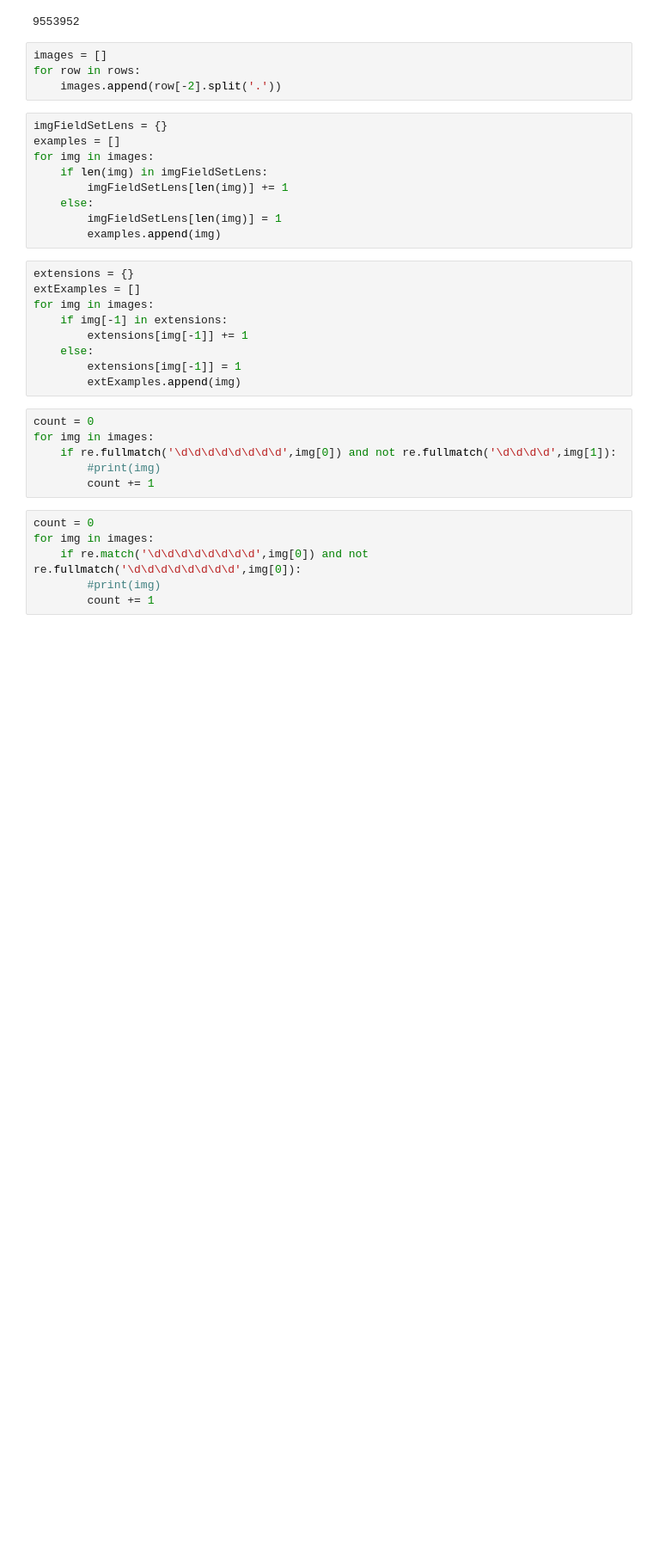
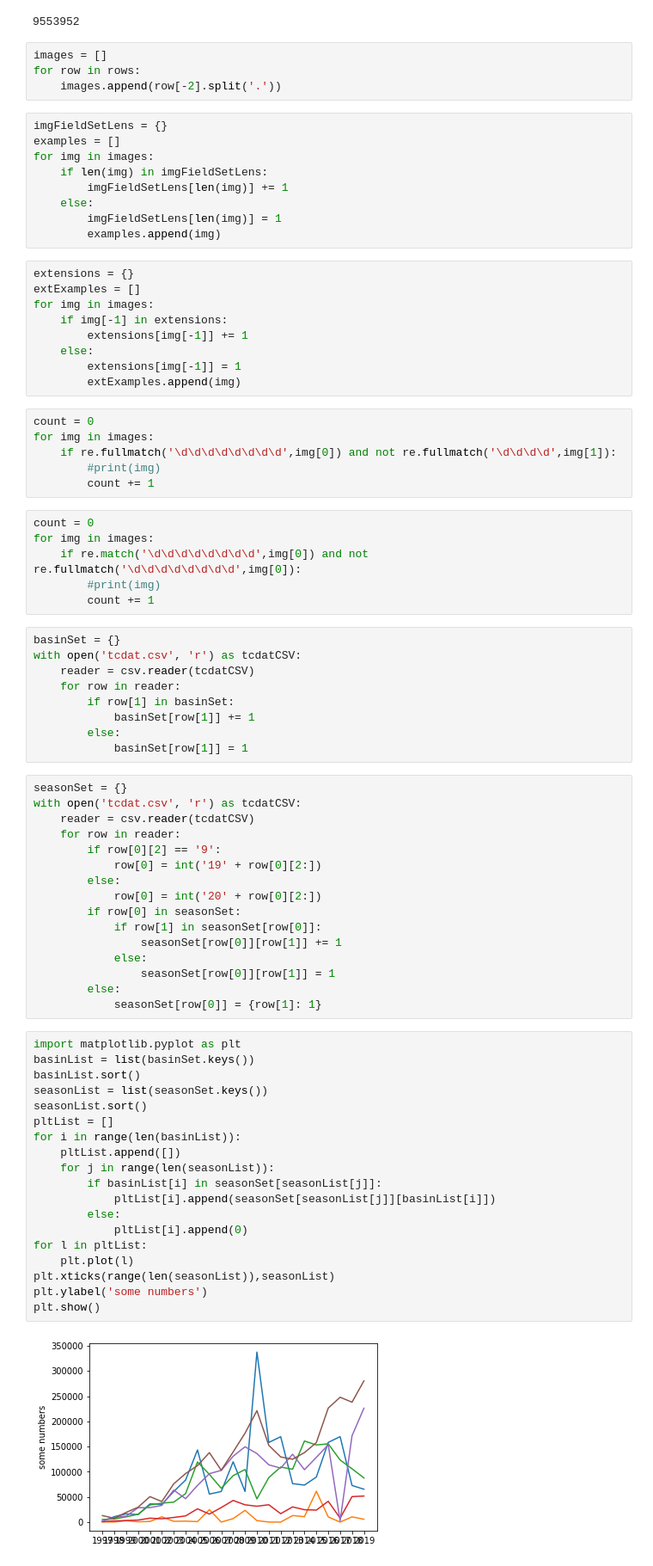
Before and after one commit to rslmart/Website, a Jupyter notebook: Backend/Data/CSV/investigateTCDAT.ipynb, the cells around one changed output. Shown at 86% size. Saved outputs shown, nothing was run; the diff lists cells and outputs as text; blank space fills up the shorter version.

Commit message:
started work on image db

```diff
--- a/Backend/Data/CSV/investigateTCDAT.ipynb
+++ b/Backend/Data/CSV/investigateTCDAT.ipynb
@@ -44,3 +44,49 @@ for img in images:
     if re.match('\d\d\d\d\d\d\d\d',img[0]) and not re.fullmatch('\d\d\d\d\d\d\d\d',img[0]):
         #print(img)
         count += 1
+# %%
+basinSet = {}
+with open('tcdat.csv', 'r') as tcdatCSV:
+    reader = csv.reader(tcdatCSV)
+    for row in reader:
+        if row[1] in basinSet:
+            basinSet[row[1]] += 1
+        else:
+            basinSet[row[1]] = 1
+# %%
+seasonSet = {}
+with open('tcdat.csv', 'r') as tcdatCSV:
+    reader = csv.reader(tcdatCSV)
+    for row in reader:
+        if row[0][2] == '9':
+            row[0] = int('19' + row[0][2:])
+        else:
+            row[0] = int('20' + row[0][2:])
+        if row[0] in seasonSet:
+            if row[1] in seasonSet[row[0]]:
+                seasonSet[row[0]][row[1]] += 1
+            else:
+                seasonSet[row[0]][row[1]] = 1
+        else:
+            seasonSet[row[0]] = {row[1]: 1}
+# %%
+import matplotlib.pyplot as plt
+basinList = list(basinSet.keys())
+basinList.sort()
+seasonList = list(seasonSet.keys())
+seasonList.sort()
+pltList = []
+for i in range(len(basinList)):
+    pltList.append([])
+    for j in range(len(seasonList)):
+        if basinList[i] in seasonSet[seasonList[j]]:
+            pltList[i].append(seasonSet[seasonList[j]][basinList[i]])
+        else:
+            pltList[i].append(0)
+for l in pltList:
+    plt.plot(l)
+plt.xticks(range(len(seasonList)),seasonList)
+plt.ylabel('some numbers')
+plt.show()
+# %% [output]
+[figure, added]
```
Also changed, not shown: 3 other files.
